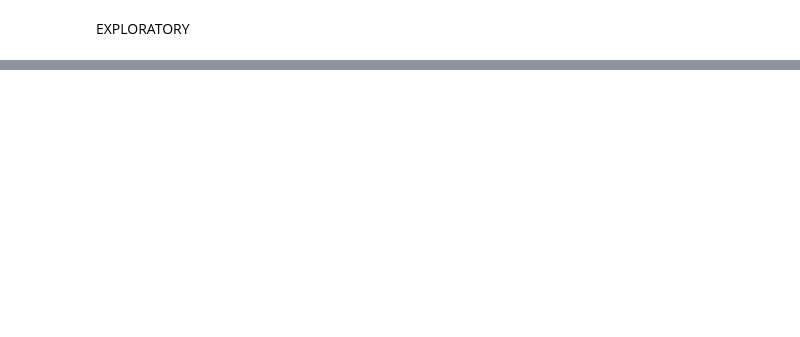
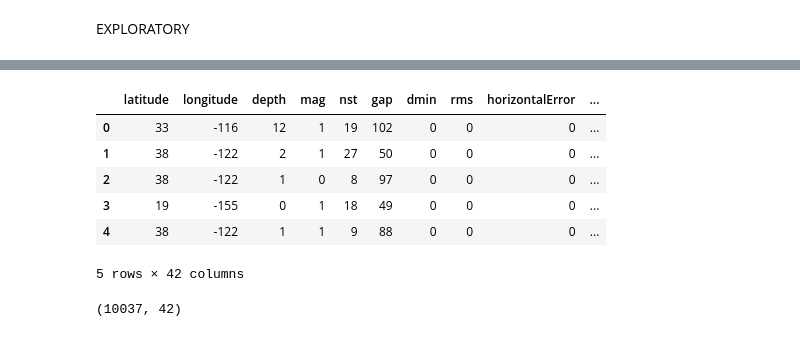
Before and after one commit to Mercymerine/Machine_Learning_1, a Jupyter notebook: cap_earthquake.ipynb, the cells around one changed output, grey strips where cells are left out. Saved outputs shown, nothing was run; the diff lists cells and outputs as text; code cells hidden in the pictures; blank space fills up the shorter version.

```diff
--- a/cap_earthquake.ipynb
+++ b/cap_earthquake.ipynb
@@ -302,0 +341,3 @@ EXPLORATORY
+# %%
+columns_to_drop = ['magSource', 'locationSource']
+cleaned_earthquake.drop(columns_to_drop, axis=1, inplace=True)
@@ -302,0 +379,5 @@ EXPLORATORY
+# %%
+columns_to_drop = ['updated']
+cleaned_earthquake.drop(columns_to_drop, axis=1, inplace=True)
+# %%
+cleaned_earthquake['updated_date'] = pd.to_datetime(cleaned_earthquake['updated_date'])
@@ -302,0 +421,18 @@ EXPLORATORY
+# %%
+from sklearn.preprocessing import OneHotEncoder
+clean_earthquake_encoded = pd.get_dummies(cleaned_earthquake, columns=['net', 'type', 'magType'], drop_first=True)
+clean_earthquake_encoded = clean_earthquake_encoded.replace({'automatic':1, 'reviewed':0})
+clean_earthquake_encoded = clean_earthquake_encoded.astype(int)
+clean_earthquake_encoded.head()
+# %% [output]
+|  | latitude | longitude | depth | mag | nst | gap | dmin | rms | horizontalError | ... |
+| 0 | 33 | -116 | 12 | 1 | 19 | 102 | 0 | 0 | 0 | ... |
+| 1 | 38 | -122 | 2 | 1 | 27 | 50 | 0 | 0 | 0 | ... |
+| 2 | 38 | -122 | 1 | 0 | 8 | 97 | 0 | 0 | 0 | ... |
+| 3 | 19 | -155 | 0 | 1 | 18 | 49 | 0 | 0 | 0 | ... |
+| 4 | 38 | -122 | 1 | 1 | 9 | 88 | 0 | 0 | 0 | ... |
+5 rows × 42 columns
+# %%
+clean_earthquake_encoded.shape
+# %% [output]
+(10037, 42)
```
Also changed, not shown: parts of 14 cells of this notebook.
